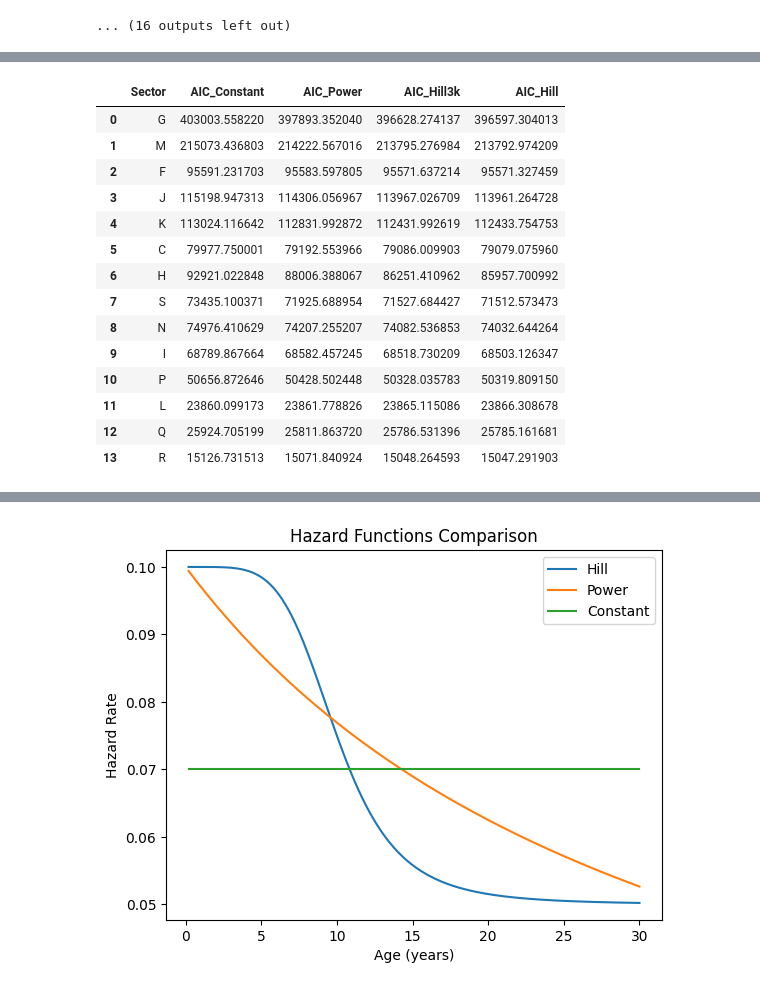
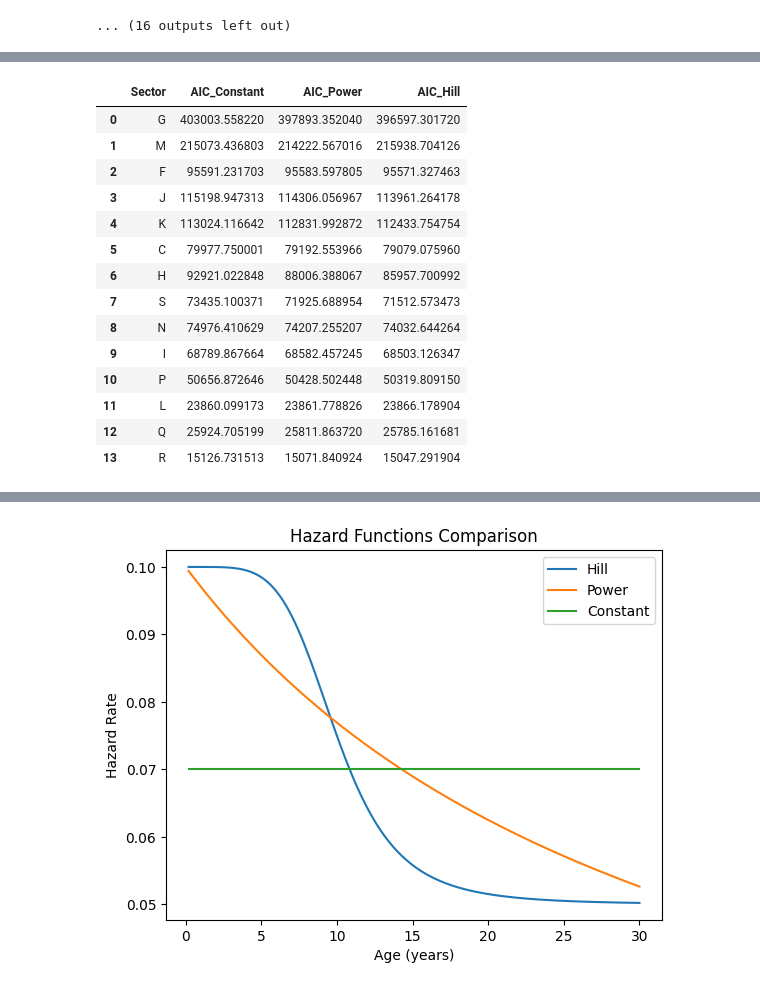
Before and after one commit to maxcyn/a-star, a Jupyter notebook: compare_model_fit.ipynb, the cells around one changed output, grey strips where cells are left out. Cells and saved outputs as stored; diff of their text form; code cells hidden in the pictures.

```diff
--- a/compare_model_fit.ipynb
+++ b/compare_model_fit.ipynb
@@ -263,7 +93,7 @@ for fil in sector_list:
 
     totals, survivors = obtain_total_alive_count(df_analysis, 'Sector', fil)
 
-    result1 = fit_hill_model_mle(ages, survivors, totals, [0.1, 0.04, 10, 5])
+    result1 = fit_hill_model_mle(ages, survivors, totals, [0.124, 0.04, 10, 5])
     result2 = fit_hill_model_mle(ages, survivors, totals, [0.2, 0.03, 7, 50])
 
     result = result1 if result1.fun < result2.fun else result2
@@ -612,10 +287,8 @@ R: [0.13209232926330486, 0.08403562377266503, 9.147833829472706]
 # %%
 from scipy.optimize import minimize_scalar
-def constant_survival_function(ages, mu):
-    return np.exp(-mu * ages)
 
 def model_survival_curve_constant(ages, mu):
-    return np.array([constant_survival_function(_, mu) for _ in ages])
+    return np.exp(-mu * ages)
 
 def neg_log_likelihood_constant(mu, ages, survivors, totals):
     if mu < 0:
@@ -627,7 +300,7 @@ def neg_log_likelihood_constant(mu, ages, survivors, totals):
     return -logL
 
 def fit_constant_model_mle(ages, survivors, totals):
-    bounds = (1e-6, 0.3)
+    bounds = (1e-6, 0.5)
     result = minimize_scalar(neg_log_likelihood_constant, bounds=bounds, args=(ages, survivors, totals), method='bounded')
     return result
 # %%
@@ -672,23 +345,6 @@ plt.show()
 -23856.099173195296
 [figure]
 # %%
-region_ll_constant = []
-region_list = ['NR','WR','CR','ER','NER']
-for fil in region_list:
-    sf, ages = obtain_survival_fractions(df_analysis, 'Region', fil)
-    totals, survivors = obtain_total_alive_count(df_analysis, 'Region', fil)
-    result = fit_constant_model_mle(ages, survivors, totals)
-    # print(result.x)
-    # plt.plot(ages, sf, 'o', markersize = 3, label='Observed survival fractions')
-    # plt.plot(ages, model_survival_curve_constant(ages, result.x[0]), label='MLE Constant Model', linestyle='--')
-    # plt.title(f'MLE Constant fit for {fil}')
-    # plt.xlabel('Age (years)')
-    # plt.ylabel('Survival Fraction')
-    # plt.legend()
-    # plt.grid(True)
-    # plt.show()
-    region_ll_constant.append(result.fun)
-
 sector_ll_constant = []
 for fil in sector_list:
     sf, ages = obtain_survival_fractions(df_analysis, 'Sector', fil)
@@ -705,7 +361,6 @@ for fil in sector_list:
     plt.show()
     sector_ll_constant.append(result.fun)
 
-region_aic_constant, region_bic_constant = compute_aic_bic(np.array(region_ll_constant), 1, len(ages))
 sector_aic_constant, sector_bic_constant = compute_aic_bic(np.array(sector_ll_constant), 1, len(ages))
 # %% [output]
 G: 0.11239679018019465
@@ -761,28 +382,27 @@ region_df_bic.head()
 # %%
 sector_df_aic = pd.DataFrame({
     'Sector': sector_list,
     'AIC_Constant': sector_aic_constant,
     'AIC_Power': sector_aic_power,
-    'AIC_Hill3k': sector_aic_hill3k,
-    'AIC_Hill': sector_aic_hill,
+    'AIC_Hill': sector_aic_hill
 })
 sector_df_aic.head(14)
 # %% [output]
-|  | Sector | AIC_Constant | AIC_Power | AIC_Hill3k | AIC_Hill |
-| 0 | G | 403003.558220 | 397893.352040 | 396628.274137 | 396597.304013 |
-| 1 | M | 215073.436803 | 214222.567016 | 213795.276984 | 213792.974209 |
-| 2 | F | 95591.231703 | 95583.597805 | 95571.637214 | 95571.327459 |
-| 3 | J | 115198.947313 | 114306.056967 | 113967.026709 | 113961.264728 |
-| 4 | K | 113024.116642 | 112831.992872 | 112431.992619 | 112433.754753 |
-| 5 | C | 79977.750001 | 79192.553966 | 79086.009903 | 79079.075960 |
-| 6 | H | 92921.022848 | 88006.388067 | 86251.410962 | 85957.700992 |
-| 7 | S | 73435.100371 | 71925.688954 | 71527.684427 | 71512.573473 |
-| 8 | N | 74976.410629 | 74207.255207 | 74082.536853 | 74032.644264 |
-| 9 | I | 68789.867664 | 68582.457245 | 68518.730209 | 68503.126347 |
-| 10 | P | 50656.872646 | 50428.502448 | 50328.035783 | 50319.809150 |
-| 11 | L | 23860.099173 | 23861.778826 | 23865.115086 | 23866.308678 |
-| 12 | Q | 25924.705199 | 25811.863720 | 25786.531396 | 25785.161681 |
-| 13 | R | 15126.731513 | 15071.840924 | 15048.264593 | 15047.291903 |
+|  | Sector | AIC_Constant | AIC_Power | AIC_Hill |
+| 0 | G | 403003.558220 | 397893.352040 | 396597.301720 |
+| 1 | M | 215073.436803 | 214222.567016 | 215938.704126 |
+| 2 | F | 95591.231703 | 95583.597805 | 95571.327463 |
+| 3 | J | 115198.947313 | 114306.056967 | 113961.264178 |
+| 4 | K | 113024.116642 | 112831.992872 | 112433.754754 |
+| 5 | C | 79977.750001 | 79192.553966 | 79079.075960 |
+| 6 | H | 92921.022848 | 88006.388067 | 85957.700992 |
+| 7 | S | 73435.100371 | 71925.688954 | 71512.573473 |
+| 8 | N | 74976.410629 | 74207.255207 | 74032.644264 |
+| 9 | I | 68789.867664 | 68582.457245 | 68503.126347 |
+| 10 | P | 50656.872646 | 50428.502448 | 50319.809150 |
+| 11 | L | 23860.099173 | 23861.778826 | 23866.178904 |
+| 12 | Q | 25924.705199 | 25811.863720 | 25785.161681 |
+| 13 | R | 15126.731513 | 15071.840924 | 15047.291904 |
 # %%
 sector_df_bic = pd.DataFrame({
     'Sector': sector_list,
```
Also changed, not shown: parts of 31 cells of this notebook, 7 other files.
